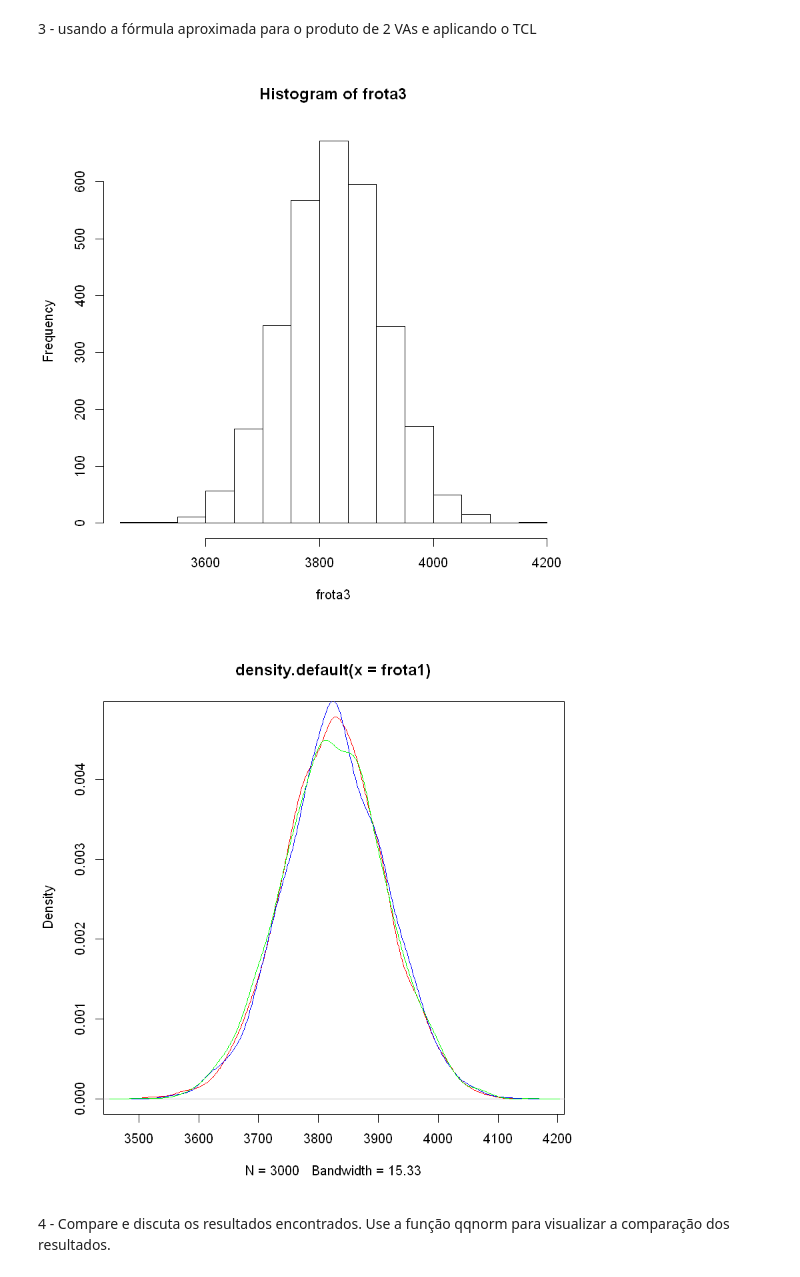
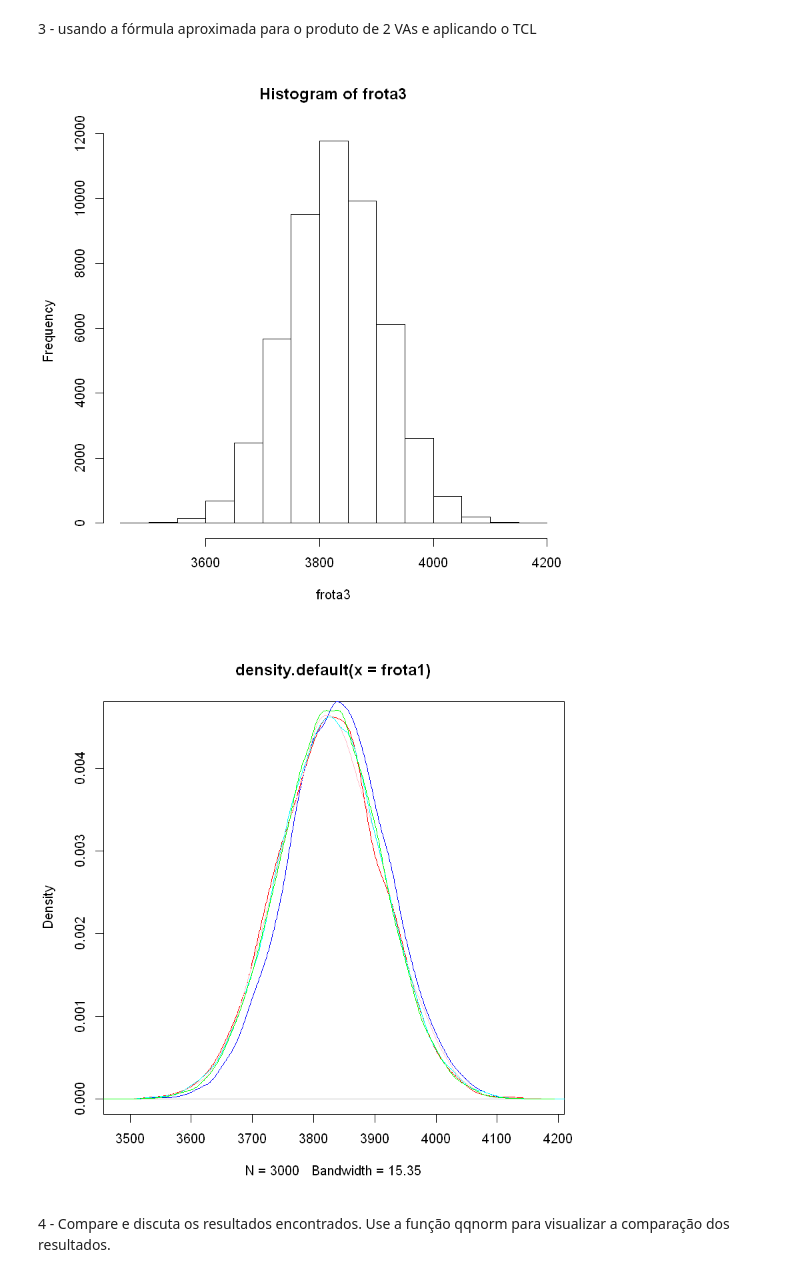
Before and after one commit to lfkopp/PPGI, a Jupyter notebook: ANALISE-RISCO/lista_4/lista_4.ipynb, the cells around one changed output. Saved outputs shown, nothing was run; the diff lists cells and outputs as text; code cells hidden in the pictures.

```diff
--- a/ANALISE-RISCO/lista_4/lista_4.ipynb
+++ b/ANALISE-RISCO/lista_4/lista_4.ipynb
@@ -38,7 +35,7 @@ for (i in 1:1000){
     gasto <- c(gasto,mean(litros * preco))
 }
 m <- mean(20*gasto)
-s <- sqrt(20*(sd(gasto))^2)
-frota2 <- rnorm(3000,m,s)
+s <- sqrt(20)*sd(gasto)
+frota2 <- rnorm(10000,m,s)
 hist(frota2)
 # %% [output]
@@ -45,0 +43,18 @@ hist(frota2)
+# %%
+m_litro <-(40+60+58)/3
+m_preco <- (3.1+4.0+3.8)/3
+s_litro <- sqrt((40^2+60^2+58^2-40*60-40*58-60*58)/18)
+s_preco <- sqrt((3.1^2+4.0^2+3.8^2-3.1*4.0-3.1*3.8-4.0*3.8)/18)
+
+m <- m_litro * m_preco
+s <- sqrt(m_litro^2 * s_preco^2 + m_preco^2 * s_litro^2 + s_litro^2*s_preco^2)
+
+frota2b <-  rnorm(10000,20 *m,sqrt(20)*s)
+hist(frota2b)
+
+
+## source: doi:10.7151/dmps.1146
+# http://pldml.icm.edu.pl/pldml/element/bwmeta1.element.bwnjournal-article-doi-10_7151_dmps_1146/c/dmps.1146.pdf
+sc <- sqrt(m_litro^2 * s_preco^2 + m_preco^2 * s_litro^2)
+frota2c <-  rnorm(50000,20 *m,sqrt(20)*sc)
+hist(frota2c)
@@ -54,15 +72,17 @@ for (i in 1:1000){
 }
 m <- mean(media)
 s <- sd(media)
-frota3 <- rnorm(3000,m,s)
+frota3 <- rnorm(50000,m,s)
 hist(frota3)
 # %% [output]
-[figure, old version]
+[figure, new version]
 # %%
 plot(density(frota1), col="red")
 lines(density(frota2), col="blue")
+lines(density(frota2b), col="pink")
+lines(density(frota2c), col="cyan")
 lines(density(frota3), col="green")
 # %% [output]
-[figure, old version]
+[figure, new version]
 # %% [markdown]
 4 - Compare e discuta os resultados encontrados. Use a função qqnorm para visualizar a comparação dos resultados.
```
Also changed, not shown: parts of 10 cells of this notebook, 1 other file.
